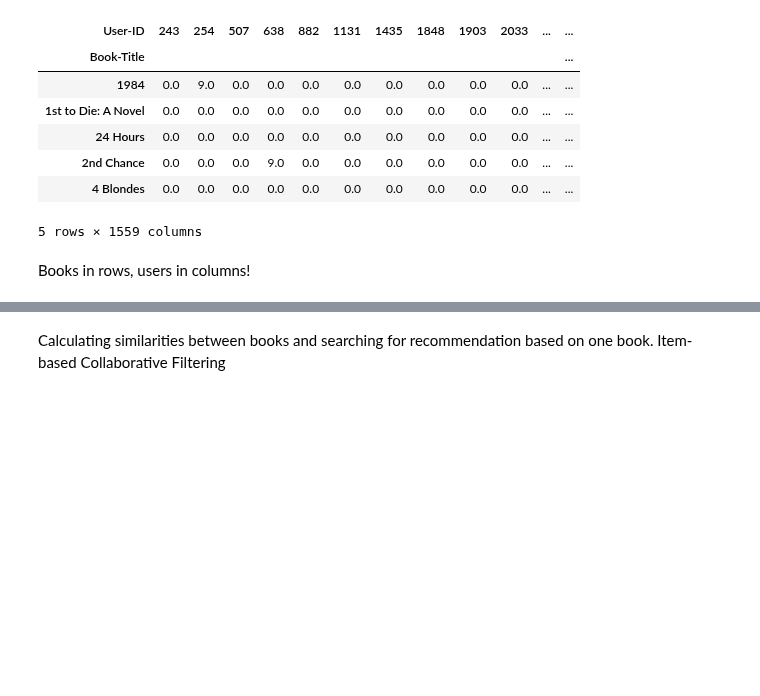
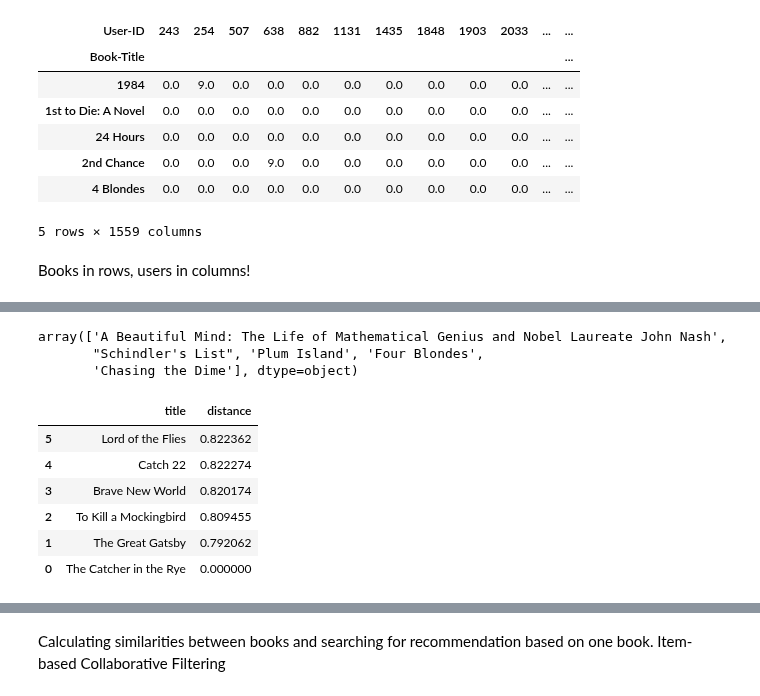
Before and after one commit to adamzulu123/Introduction-to-data-analysis, a Jupyter notebook: RecommenderSystem/Recommender-system.ipynb, the cells around one changed output, grey strips where cells are left out. Cells and saved outputs as stored; diff of their text form; code cells hidden in the pictures; blank space fills up the shorter version.

```diff
--- a/RecommenderSystem/Recommender-system.ipynb
+++ b/RecommenderSystem/Recommender-system.ipynb
@@ -217,0 +218,35 @@ knn_model.fit(matrix)
+# %%
+distances, indices = knn_model.kneighbors(matrix, n_neighbors=5)
+# %%
+pivot_table.iloc[indices[6]].index.values
+# %% [output]
+array(['A Beautiful Mind: The Life of Mathematical Genius and Nobel Laureate John Nash',
+       "Schindler's List", 'Plum Island', 'Four Blondes',
+       'Chasing the Dime'], dtype=object)
+# %%
+def book_recommendations(book_title):
+    try:
+        book = pivot_table.loc[book_title]
+
+        distances, indices = knn_model.kneighbors([book.values], n_neighbors=6)
+
+        recommended_books = pd.DataFrame({
+            'title':  pivot_table.iloc[indices[0]].index.values,
+            'distance': distances[0],
+        }).sort_values(by="distance", ascending=False)
+
+        return recommended_books
+    except Exception as e:
+        return str(e)
+
+book_title = "The Catcher in the Rye"
+recommended_books = book_recommendations(book_title)
+recommended_books
+# %% [output]
+|  | title | distance |
+| 5 | Lord of the Flies | 0.822362 |
+| 4 | Catch 22 | 0.822274 |
+| 3 | Brave New World | 0.820174 |
+| 2 | To Kill a Mockingbird | 0.809455 |
+| 1 | The Great Gatsby | 0.792062 |
+| 0 | The Catcher in the Rye | 0.000000 |
```
Also changed, not shown: parts of 11 cells of this notebook.
